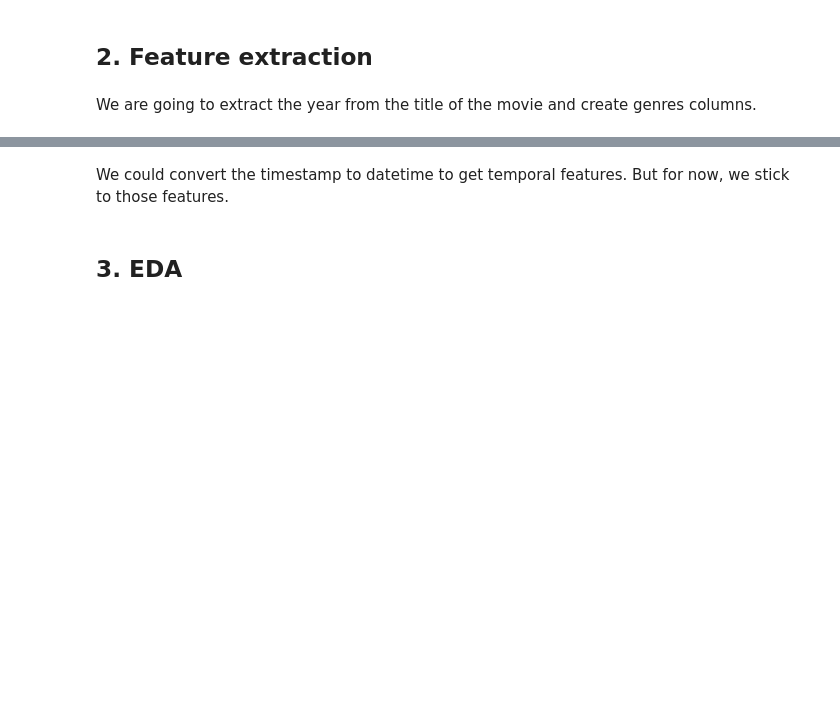
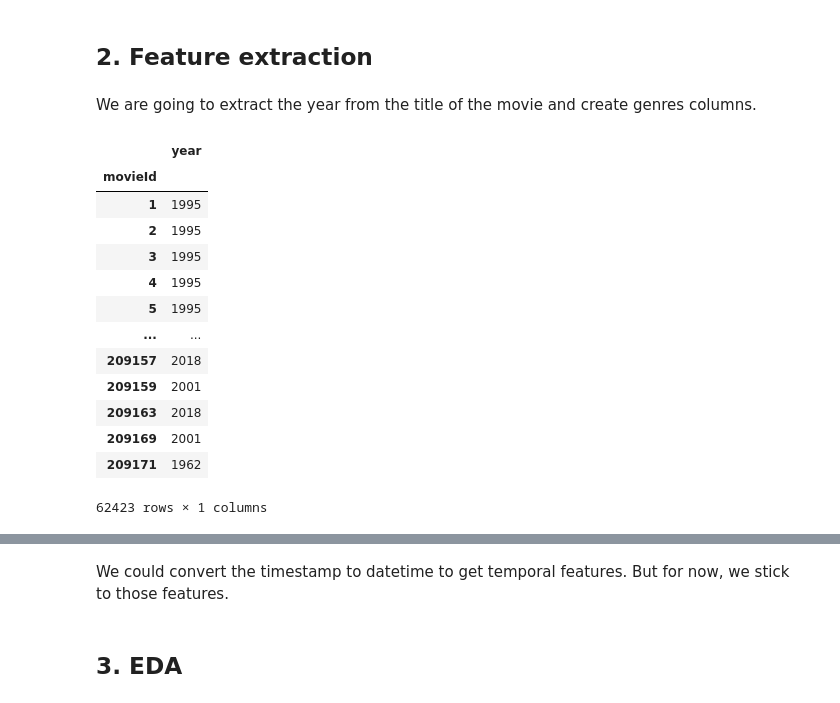
Before and after one commit to franklinzppa/movie-recommendation, a Jupyter notebook: notebooks/recommendation.ipynb, the cells around one changed output, grey strips where cells are left out. Saved outputs shown, nothing was run; the diff lists cells and outputs as text; code cells hidden in the pictures; blank space fills up the shorter version.

```diff
--- a/notebooks/recommendation.ipynb
+++ b/notebooks/recommendation.ipynb
@@ -153,6 +187,23 @@ ratings['rating'] = ratings['rating'].astype(np.float16)
 We are going to extract the year from the title of the movie and create genres columns.
 # %%
 # Extracting year from title with regex
-movies["year"] = movies['title'].str.extract(r'\((\d{4})\)')
+movies_year = movies['title'].str.extract(r'\((\d{4})\)')
+movies_year.columns = ['year']
+movies_year
+# %% [output]
+|  | year |
+| movieId |  |
+| 1 | 1995 |
+| 2 | 1995 |
+| 3 | 1995 |
+| 4 | 1995 |
+| 5 | 1995 |
+| ... | ... |
+| 209157 | 2018 |
+| 209159 | 2001 |
+| 209163 | 2018 |
+| 209169 | 2001 |
+| 209171 | 1962 |
+62423 rows × 1 columns
 # %%
 # Creating genres columns
```
Also changed, not shown: parts of 10 cells of this notebook.
